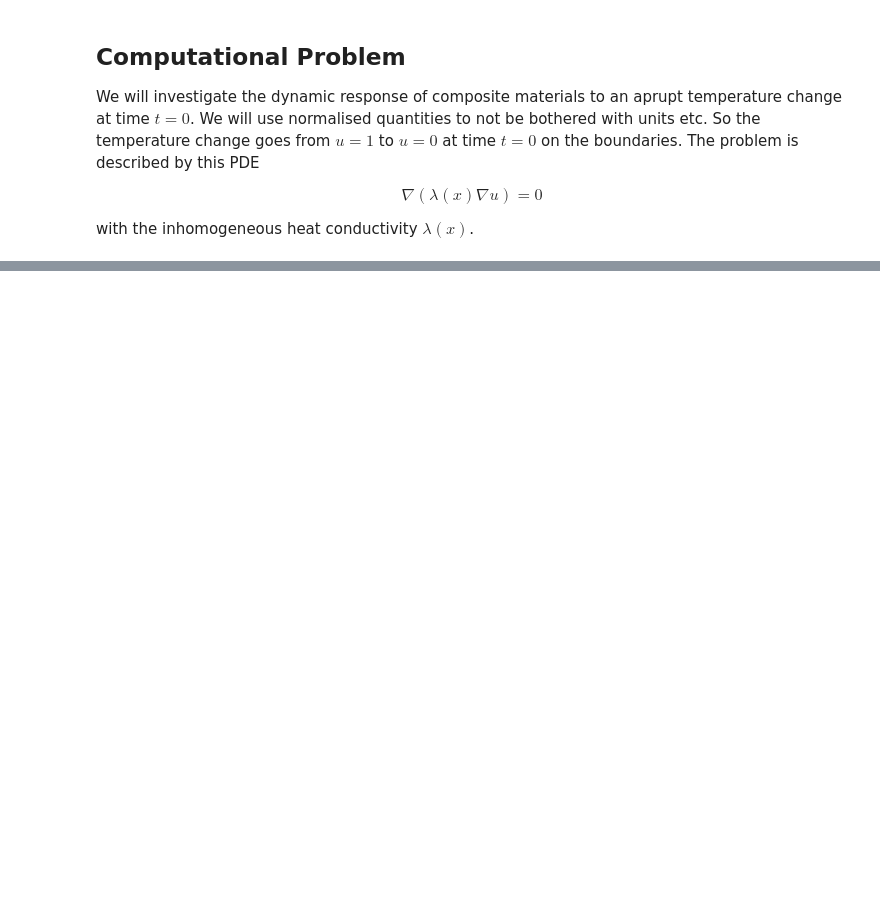
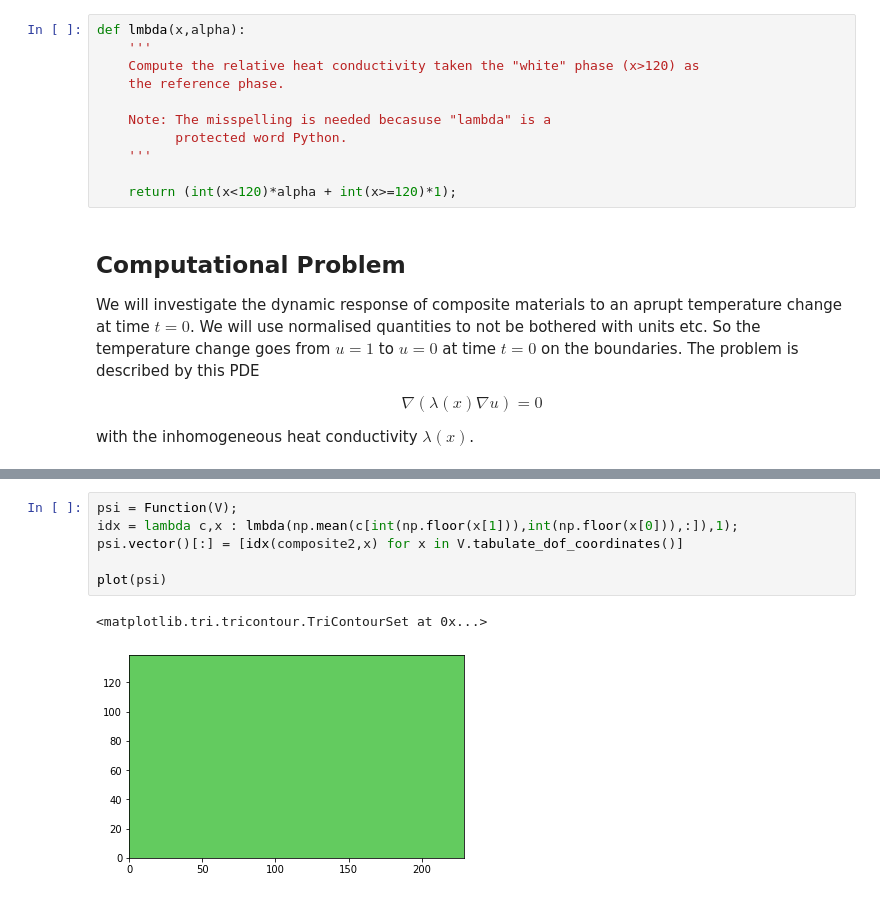
Before and after one commit to MaterialModelling/lab1, a Jupyter notebook: fem_composite.ipynb, the cells around one changed output, grey strips where cells are left out. Saved outputs shown, nothing was run; the diff lists cells and outputs as text; blank space fills up the shorter version.

```diff
--- a/fem_composite.ipynb
+++ b/fem_composite.ipynb
@@ -49,3 +64,14 @@ Phase fraction Composite 1:  0.433
+# %%
+def lmbda(x,alpha):
+    '''
+    Compute the relative heat conductivity taken the "white" phase (x>120) as
+    the reference phase.
+
+    Note: The misspelling is needed becasuse "lambda" is a
+          protected word Python.
+    '''
+
+    return (int(x<120)*alpha + int(x>=120)*1);
 # %% [markdown]
 ## Computational Problem
 
@@ -58,0 +139,9 @@ with the inhomogeneous heat conductivity $\lambda(x)$.
+# %%
+psi = Function(V);
+idx = lambda c,x : lmbda(np.mean(c[int(np.floor(x[1])),int(np.floor(x[0])),:]),1);
+psi.vector()[:] = [idx(composite2,x) for x in V.tabulate_dof_coordinates()]
+
+plot(psi)
+# %% [output]
+<matplotlib.tri.tricontour.TriContourSet at 0x...>
+[figure, added]
```
Also changed, not shown: parts of 12 cells of this notebook, 1 other file.
